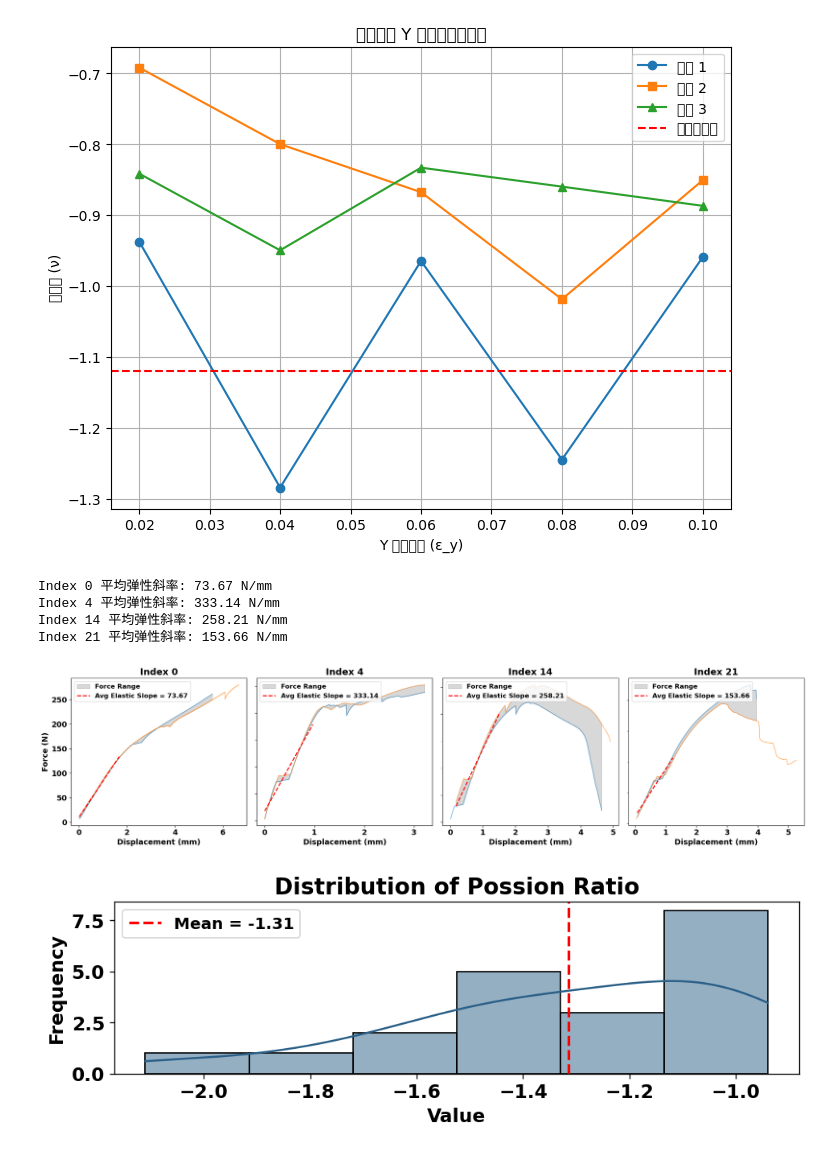
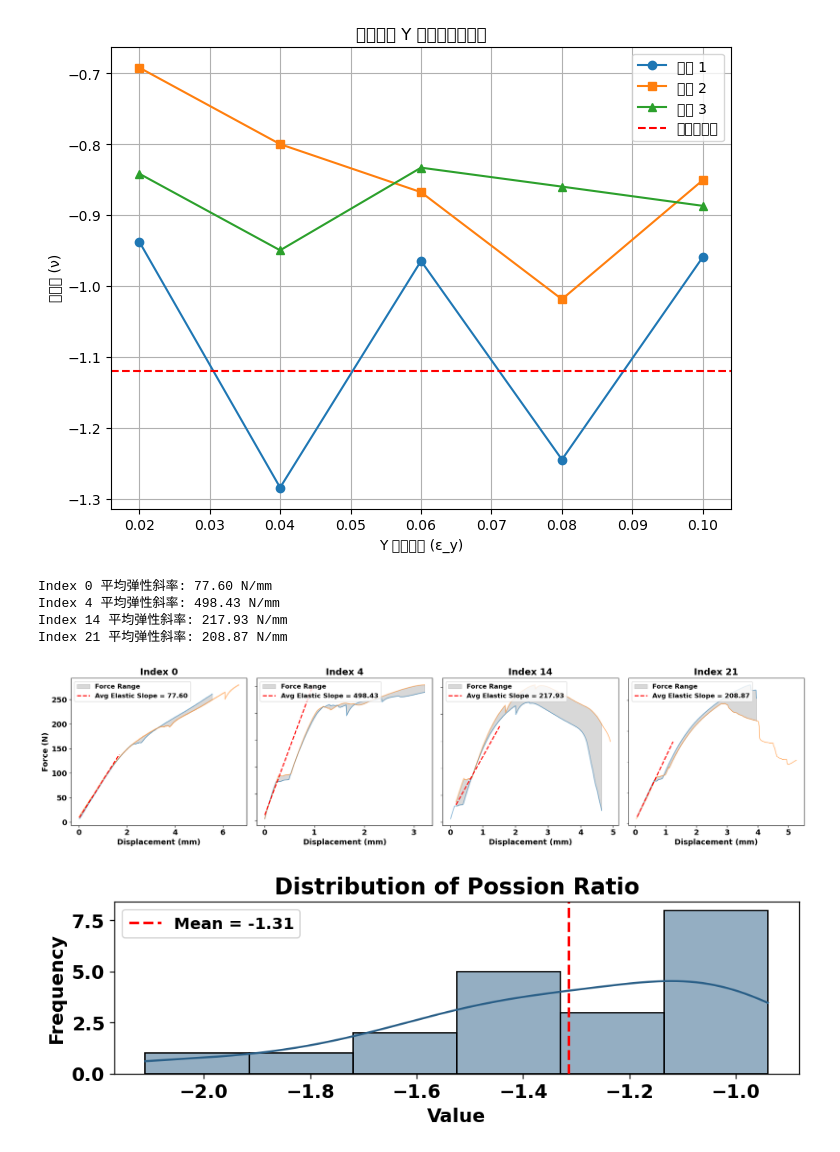
Before and after one commit to logan14925/Multi-functional-materials-design, a Jupyter notebook: Exp/possion_dic/plot_exp.ipynb, the cells around one changed output. Cells and saved outputs as stored; diff of their text form; code cells hidden in the pictures.

```diff
--- a/Exp/possion_dic/plot_exp.ipynb
+++ b/Exp/possion_dic/plot_exp.ipynb
@@ -88,7 +88,7 @@ def process_and_plot_force_displacement(directory):
             all_displacements.append(displacement)
             all_forces.append(force)
 
-            elastic_points = int(len(displacement) * 0.2)
+            elastic_points = int(len(displacement) * 0.1)
             slope, intercept, _, _, _ = stats.linregress(
                 displacement[:elastic_points],
                 force[:elastic_points]
@@ -114,38 +114,38 @@ def process_and_plot_force_displacement(directory):
         ax.fill_between(disp_range, min_forces, max_forces, color='gray', alpha=0.3, label='Force Range')
 
         # 绘制平均斜率拟合线
         avg_slope = np.mean(slopes)
         avg_intercept = np.mean(intercepts)
         elastic_fit_x = np.linspace(min_disp, min_disp + (max_disp - min_disp) * 0.3, 100)
         elastic_fit_y = avg_slope * elastic_fit_x + avg_intercept
         ax.plot(elastic_fit_x, elastic_fit_y, 'r--', linewidth=2.0,
                 label=f'Avg Elastic Slope = {avg_slope:.2f}')
 
         # 打印斜率到控制台
         print(f"Index {index} 平均弹性斜率: {avg_slope:.2f} N/mm")
 
         # 图表设置
         ax.set_title(f'Index {index}')
         ax.set_xlabel('Displacement (mm)')
         if idx == 0:
             ax.set_ylabel('Force (N)')
         else:
             ax.set_yticklabels([])
         ax.legend(loc='upper left')
         ax.grid(False)
 
     plt.tight_layout()
     plt.show()
 
 # 使用示例
 directory = r'E:/01_Graduate_projects\Cellular_structures\Multi-functional_design\exp\exps\T02\archive'
 process_and_plot_force_displacement(directory)
 # %% [output]
-Index 0 平均弹性斜率: 73.67 N/mm
-Index 4 平均弹性斜率: 333.14 N/mm
-Index 14 平均弹性斜率: 258.21 N/mm
-Index 21 平均弹性斜率: 153.66 N/mm
+Index 0 平均弹性斜率: 77.60 N/mm
+Index 4 平均弹性斜率: 498.43 N/mm
+Index 14 平均弹性斜率: 217.93 N/mm
+Index 21 平均弹性斜率: 208.87 N/mm
-[figure, old version]
+[figure, new version]
 # %%
 import numpy as np
 import matplotlib.pyplot as plt
```
Also changed, not shown: 1 other file.
